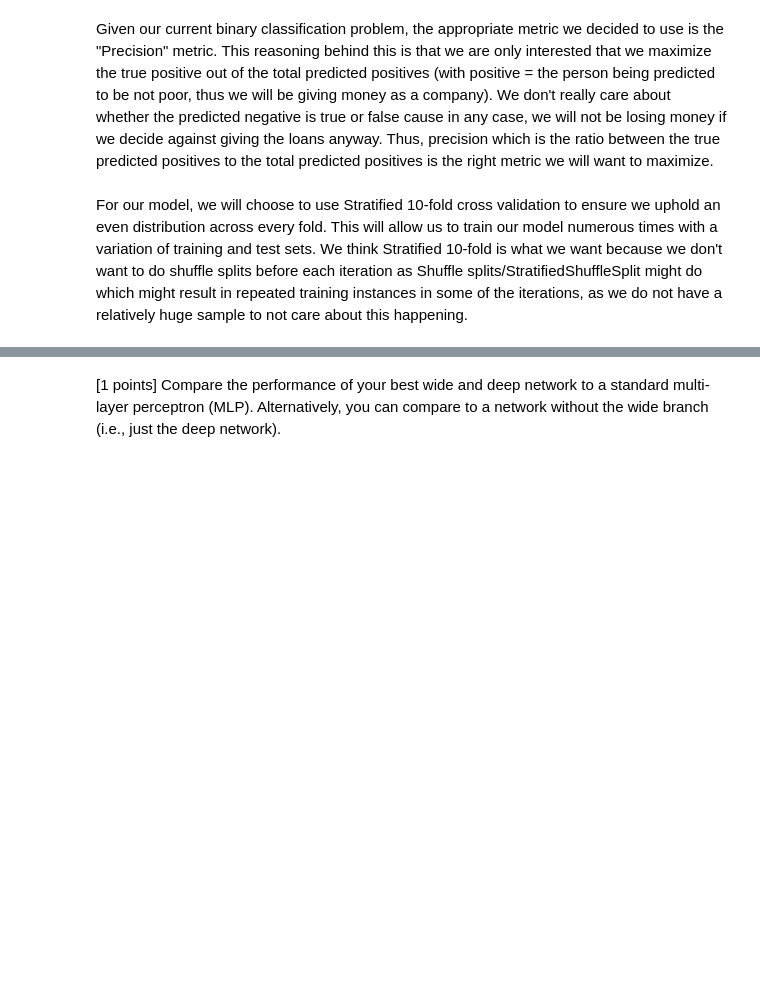
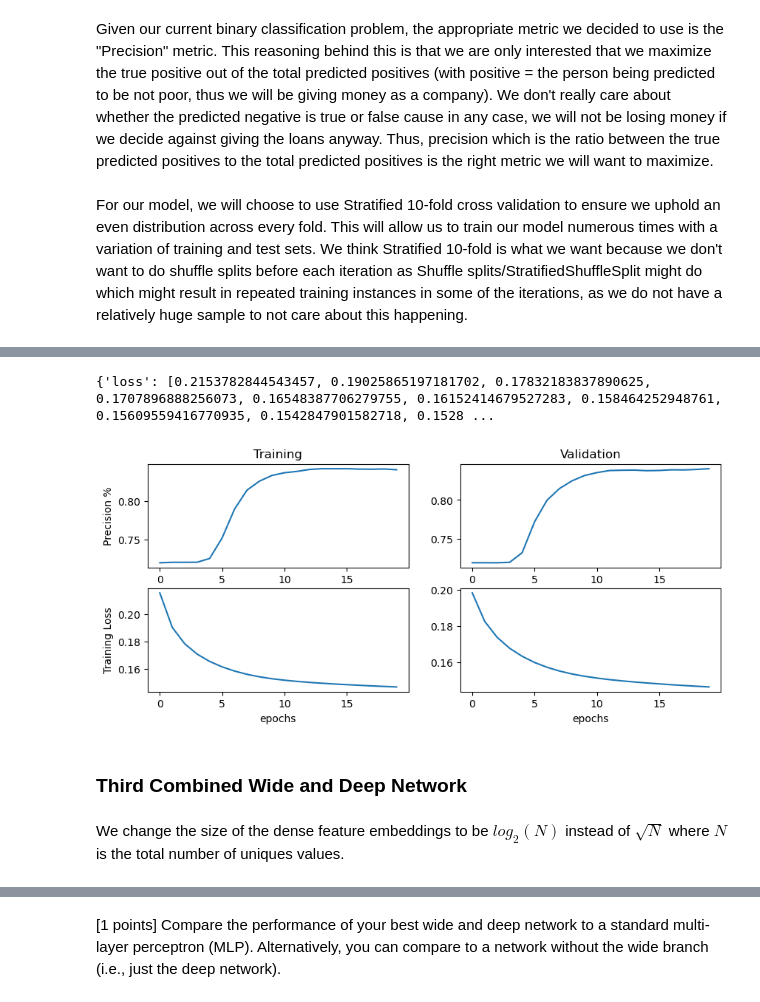
Before and after one commit to abdelllrazekkk/Lab-Five-Wide-And-Deep-Networks, a Jupyter notebook: Lab-Five-Wide-And-Deep-Network-Architectures.ipynb, the cells around one changed output, grey strips where cells are left out. Drawn from its saved outputs; the diff is of its cells as text; code cells hidden in the pictures; blank space fills up the shorter version.

```diff
--- a/Lab-Five-Wide-And-Deep-Network-Architectures.ipynb
+++ b/Lab-Five-Wide-And-Deep-Network-Architectures.ipynb
@@ -377,0 +1000,15 @@ model.fit(X_train_crossed,
+# %%
+%%time
+
+model.compile(optimizer='adagrad',
+              loss='mean_squared_error',
+              metrics=[tf.keras.metrics.Precision()])
+
+# lets also add the history variable to see how we are doing
+# and lets add a validation set to keep track of our progress
+history = model.fit([X_train_crossed,X_train_cat,X_train_num],
+                    y_train,
+                    epochs=20,
+                    batch_size=32,
+                    verbose=1,
+                    validation_data = ([X_test_crossed,X_test_cat,X_test_num],y_test))
@@ -377,0 +1049,33 @@ model.fit(X_train_crossed,
+# %%
+print(history.history)
+# %% [output]
+{'loss': [0.2153782844543457, 0.19025865197181702, 0.17832183837890625, 0.1707896888256073, 0.16548387706279755, 0.16152414679527283, 0.158464252948761, 0.15609559416770935, 0.1542847901582718, 0.1528 ...
+# %%
+%matplotlib inline
+
+plt.figure(figsize=(10,4))
+plt.subplot(2,2,1)
+plt.plot(history.history['precision_23'])
+
+plt.ylabel('Precision %')
+plt.title('Training')
+plt.subplot(2,2,2)
+plt.plot(history.history['val_precision_23'])
+plt.title('Validation')
+
+plt.subplot(2,2,3)
+plt.plot(history.history['loss'])
+plt.ylabel('Training Loss')
+plt.xlabel('epochs')
+
+plt.subplot(2,2,4)
+plt.plot(history.history['val_loss'])
+plt.xlabel('epochs')
+
+plt.show()
+# %% [output]
+[figure, added]
+# %% [markdown]
+### Third Combined Wide and Deep Network
+# %% [markdown]
+We change the size of the dense feature embeddings to be $log_2(N)$ instead of $\sqrt{N}$ where $N$ is the total number of uniques values.
```
Also changed, not shown: parts of 115 cells of this notebook, 2 other files.
